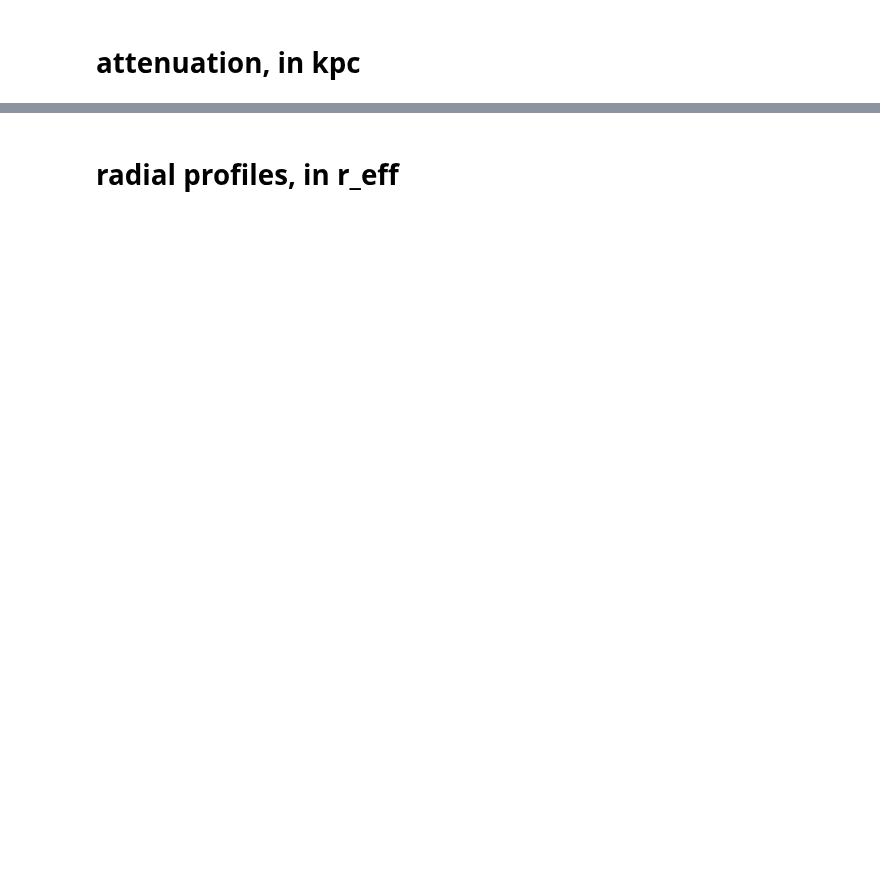
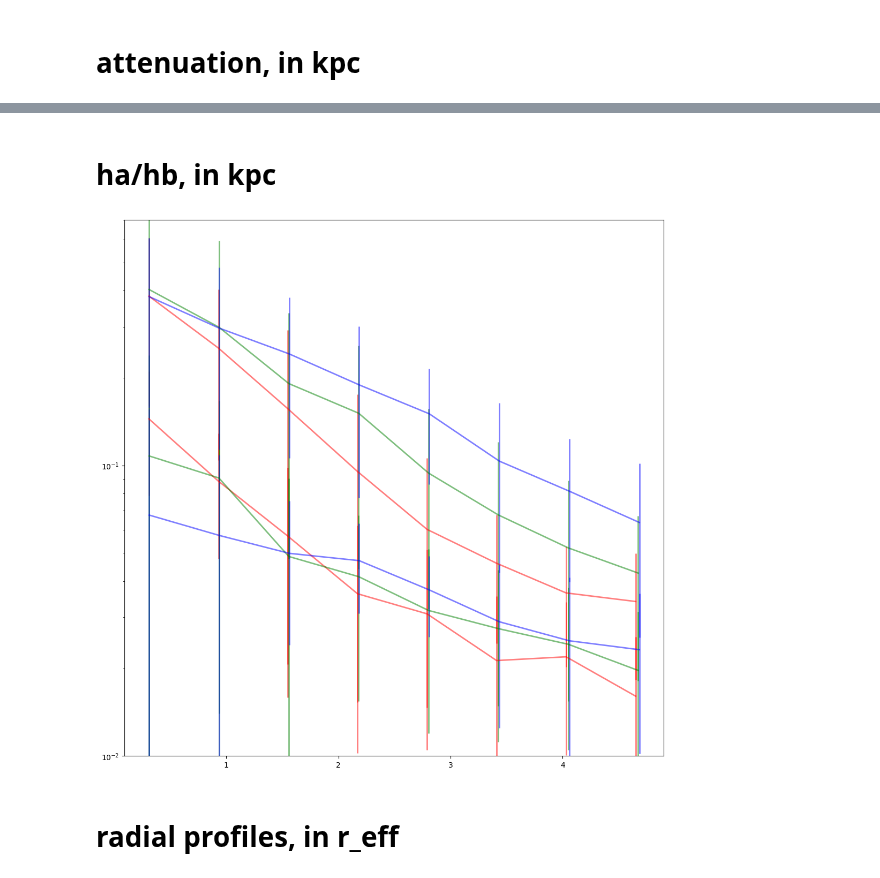
Before and after one commit to 2003cy/Balmer-Decrement-CLEAR, a Jupyter notebook: 6_binning.ipynb, the cells around one changed output, grey strips where cells are left out. Drawn from its saved outputs; the diff is of its cells as text; code cells hidden in the pictures; blank space fills up the shorter version.

```diff
--- a/6_binning.ipynb
+++ b/6_binning.ipynb
@@ -211,3 +225,60 @@ plt.show()  # Display the figure
+# %% [markdown]
+# ha/hb, in kpc
+# %%
+fig = plt.figure(figsize=(13, 13))  # Create a figure with size 13x4 inches
+
+for i in range(len(bins_m) - 1):
+    #ax = fig.add_subplot(1, 3, i + 1)  # Add a subplot in a 1x3 grid
+    r_lis = np.array([])  # Initialize r_lis as an empty array
+    ha_lis = np.array([])  # Initialize balmer_lis as an empty array
+    hb_lis = np.array([])
+    for obj in obj_lis_sel[obj_lis_sel['bin_m'] == i + 1]:
+        path = f"data_extracted/{file_name(obj, prefix='extracted')}"  # Construct the file path
+        with fits.open(path) as hdu:
+            r, ha_r, ha_r_err, hb_r, hb_r_err, balmer_r, balmer_r_err, E_ba, A_a = np.vstack(find_data('RAD_PROFILE_CONV', hdu)[1].data).transpose()
+            # Read and transpose data from the FITS file
+
+            r_lis = np.append(r_lis, r)  # Append r to r_lis
+            ha_lis = np.append(ha_lis, ha_r)  # Append halpha brightness
+            hb_lis = np.append(hb_lis, hb_r)  # Append halpha brightness
+
+
+    r_bins_center = bin_center(r_lis)  # Calculate the center of r_lis
+
+    mask = np.logical_and(np.logical_and(r_lis < 5, np.isfinite(ha_lis)),np.isfinite(hb_lis))  # Create a mask to filter r_lis < 3 and balmer_lis < 12
+
+    '''
+    plt.hist2d(r_lis[mask], A_lis[mask], bins=(6, 15), cmap='cividis')  # Plot a 2D histogram
+    plt.plot(r_bins_center[mask], A_lis[mask], linewidth=1, marker='.', color='white', alpha=0.15)  # Plot a scatter plot
+    plt.title(f'{len(obj_lis[binning_m == i + 1])} obj with {bin_label_m[i]}')  # Set the subplot title
+    plt.xlim(0,)  # Set the x-axis limit
+    plt.xlabel('distance [kpc]')  # Set the x-axis label
+    plt.axhline(0, 0, 7, linestyle='--', color='white')  # Draw a horizontal line
+    plt.colorbar()  # Add a color bar
+    '''
+    # Radius binning and taking medians
+    bin_edges = np.linspace(np.min(r_lis[mask]), np.max(r_lis[mask]), num=9)  # Calculate bin edges
+    bin_indices = np.digitize(r_lis[mask], bin_edges)  # Assign r_lis values to bins
+
+    ha_median_values = np.array([np.median(ha_lis[mask][bin_indices == j]) for j in range(1, len(bin_edges))])  # Calculate median values for each bin
+    ha_std_values = np.array([np.std(ha_lis[mask][bin_indices == j]) for j in range(1, len(bin_edges))])  # Calculate standard deviation for each bin
+
+    hb_median_values = np.array([np.median(hb_lis[mask][bin_indices == j]) for j in range(1, len(bin_edges))])  # Calculate median values for each bin
+    hb_std_values = np.array([np.std(hb_lis[mask][bin_indices == j]) for j in range(1, len(bin_edges))])  # Calculate standard deviation for each bin
+
+    median_values = ha_median_values / hb_median_values
+    std_values = ((ha_std_values/hb_median_values)**2 + (hb_std_values**2 * (ha_median_values/hb_median_values**2)**2))**0.5
+
+    # Plot medians
+    bin_centers = (bin_edges[:-1] + bin_edges[1:]) / 2  # Calculate bin centers
+    #plt.errorbar(bin_centers, median_values, yerr=std_values, fmt='r-', linewidth=2,alpha=0.5)  # Plot medians with error bars
+    plt.errorbar(bin_centers, ha_median_values, yerr=ha_std_values, fmt='-',color=['r','g','b'][i], linewidth=2,alpha=0.5)  # Plot medians with error bars
+    plt.errorbar(bin_centers, hb_median_values, yerr=hb_std_values, fmt='-',color=['r','g','b'][i], linewidth=2,alpha=0.5)  # Plot medians with error bars
+    plt.ylim(0.01,0.7)
+    plt.yscale('log')
+plt.show()  # Display the figure
+# %% [output]
+[figure, added]
 # %% [markdown]
 # radial profiles, in r_eff
 # %%
```
Also changed, not shown: parts of 12 cells of this notebook, 13 other files.
